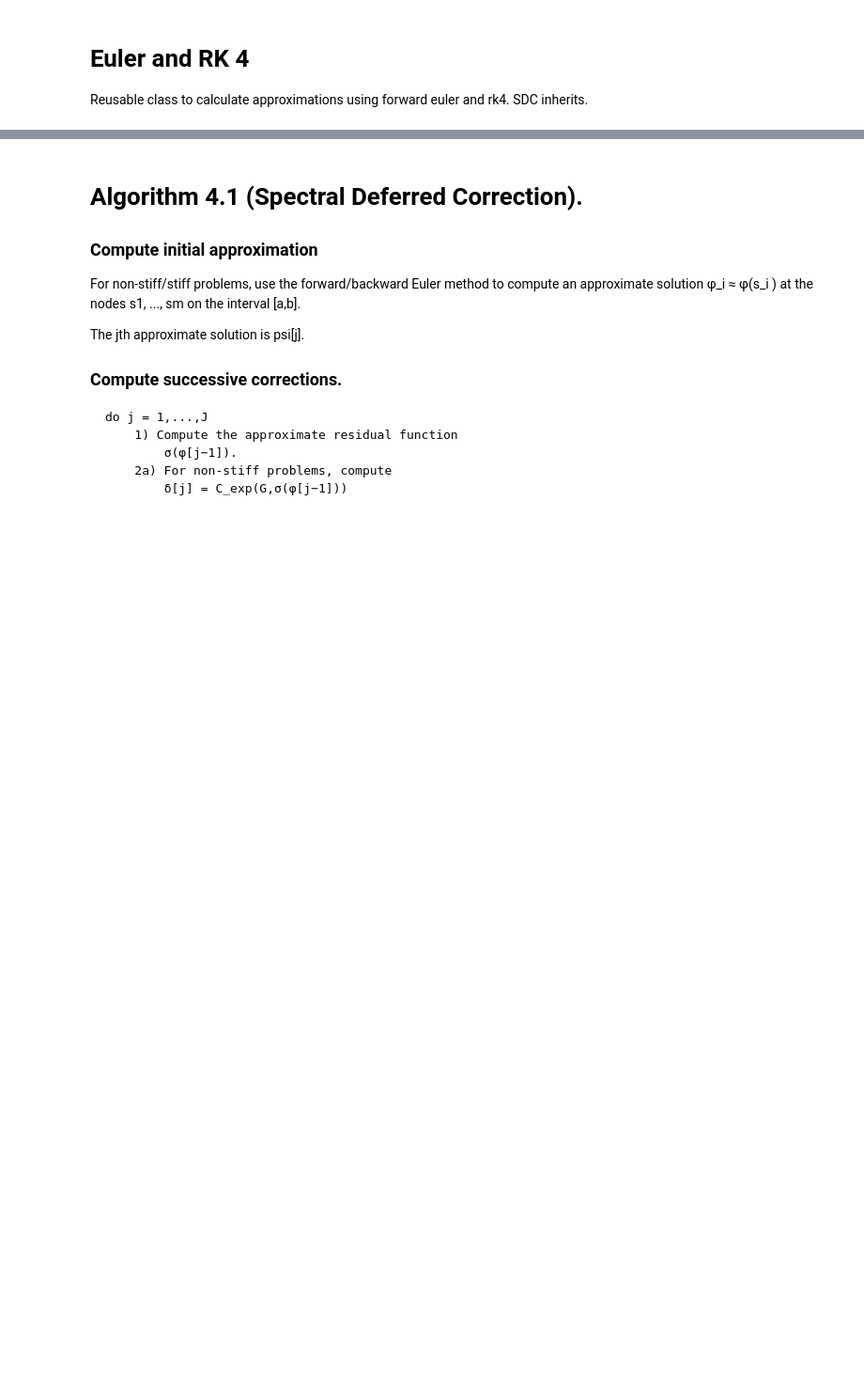
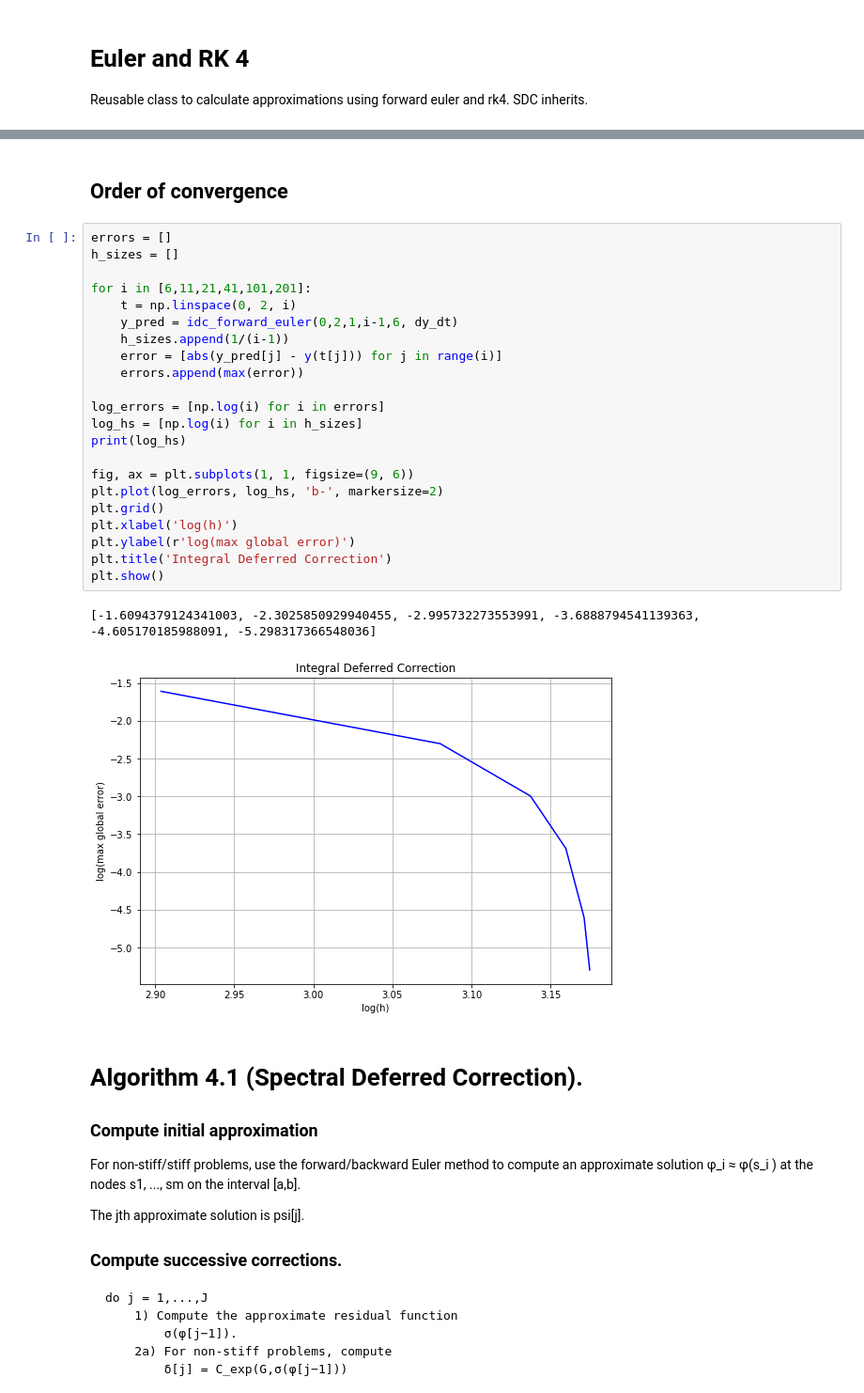
Before and after one commit to turbulencelover/time-integration-solvers, a Jupyter notebook: SolversPY.ipynb, the cells around one changed output, grey strips where cells are left out. Shown at 94% size. Saved outputs shown, nothing was run; the diff lists cells and outputs as text; blank space fills up the shorter version.

```diff
--- a/SolversPY.ipynb
+++ b/SolversPY.ipynb
@@ -55,3 +150,30 @@ y_pred = SchemesPy(v_field=dy_dt,
+# %% [markdown]
+## Order of convergence
+# %%
+errors = []
+h_sizes = []
+
+for i in [6,11,21,41,101,201]:
+    t = np.linspace(0, 2, i)
+    y_pred = idc_forward_euler(0,2,1,i-1,6, dy_dt)
+    h_sizes.append(1/(i-1))
+    error = [abs(y_pred[j] - y(t[j])) for j in range(i)]
+    errors.append(max(error))
+
+log_errors = [np.log(i) for i in errors]
+log_hs = [np.log(i) for i in h_sizes]
+print(log_hs)
+
+fig, ax = plt.subplots(1, 1, figsize=(9, 6))
+plt.plot(log_errors, log_hs, 'b-', markersize=2)
+plt.grid()
+plt.xlabel('log(h)')
+plt.ylabel(r'log(max global error)')
+plt.title('Integral Deferred Correction')
+plt.show()
+# %% [output]
+[-1.6094379124341003, -2.3025850929940455, -2.995732273553991, -3.6888794541139363, -4.605170185988091, -5.298317366548036]
+[figure, added]
 # %% [markdown]
 # Algorithm 4.1 (Spectral Deferred Correction).
 
```
Also changed, not shown: parts of 11 cells of this notebook.
